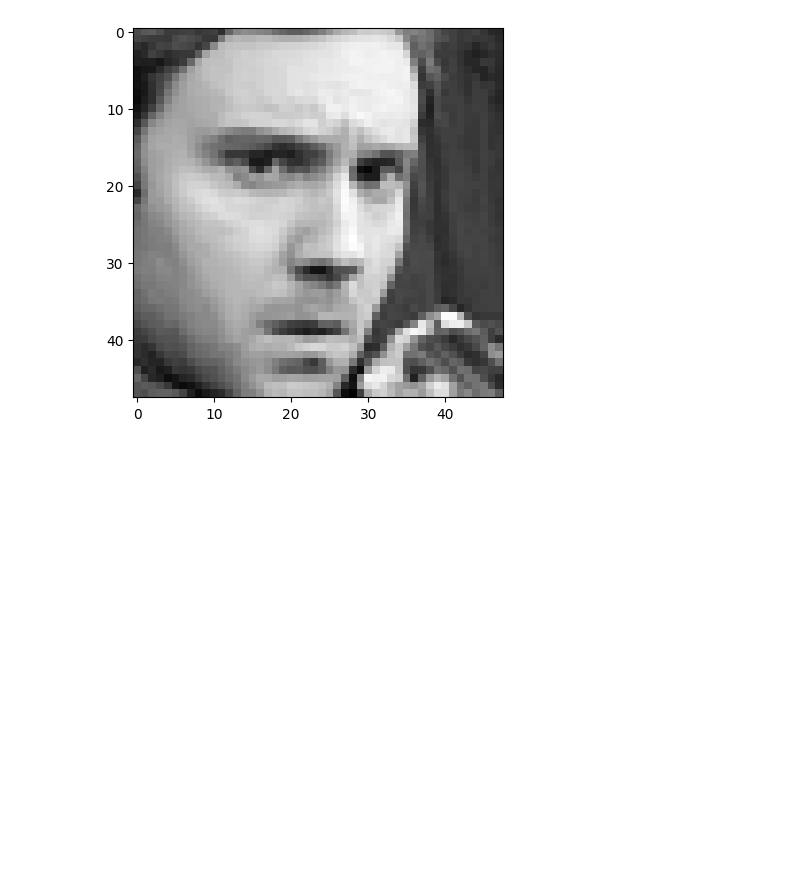
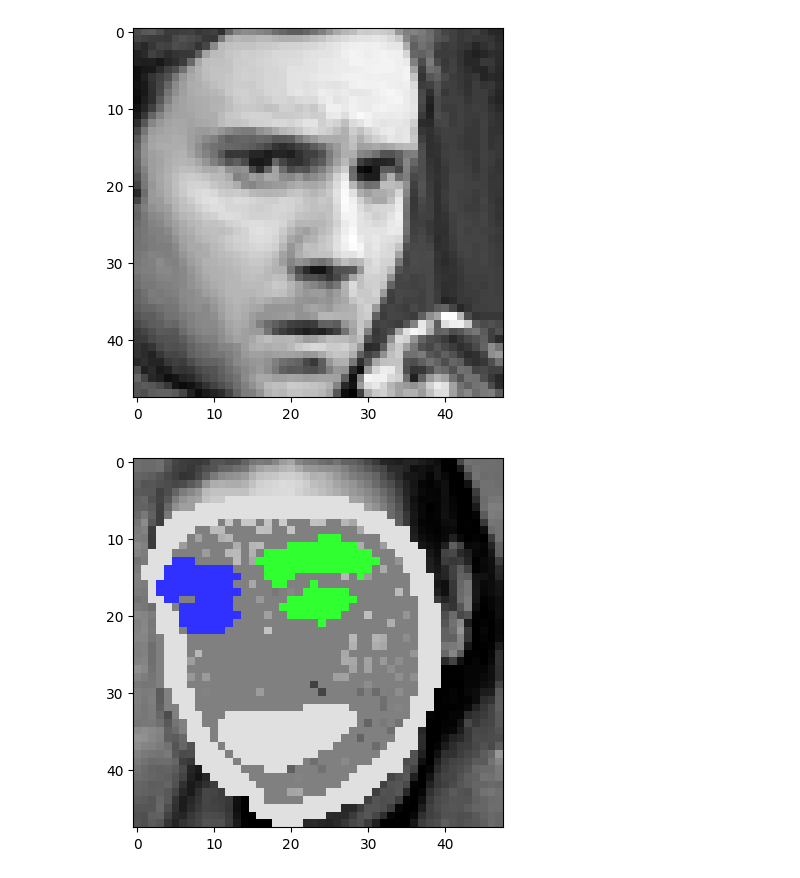
Before and after one commit to northnpk/FaceMeshEmotions, a Jupyter notebook: FERplusExplore.ipynb, the cells around one changed output. Cells and saved outputs as stored; diff of their text form; code cells hidden in the pictures; blank space fills up the shorter version.

```diff
--- a/FERplusExplore.ipynb
+++ b/FERplusExplore.ipynb
@@ -130,6 +129,8 @@ def getlandmark(df):
     return new_df
 # %%
-result = getlandmark(df)
+result = getlandmark(df[:100])
+# %% [output]
+[figure, added]
 # %%
 result
 # %% [output]
```
Also changed, not shown: parts of 9 cells of this notebook, 1 other file.
